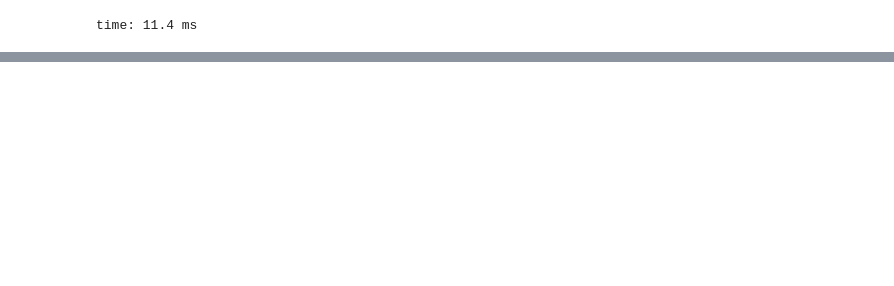
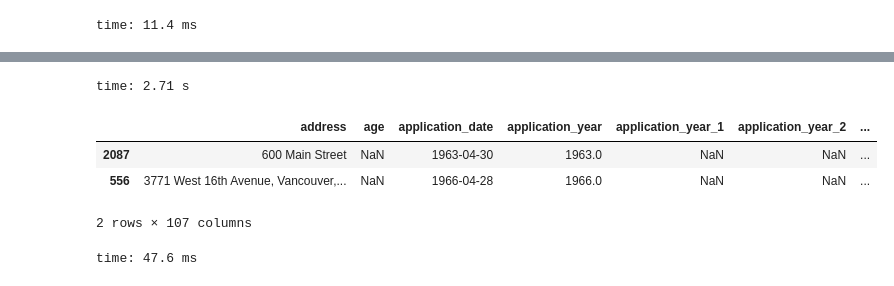
Before and after one commit to Lrraymond13/yellow_beret, a Jupyter notebook: Clean and Merge NIH Associates and Applicants.ipynb, the cells around one changed output, grey strips where cells are left out. Drawn from its saved outputs; the diff is of its cells as text; code cells hidden in the pictures; blank space fills up the shorter version.

```diff
--- a/Clean and Merge NIH Associates and Applicants.ipynb
+++ b/Clean and Merge NIH Associates and Applicants.ipynb
@@ -758,2 +820,15 @@ match9.loc[match9.original_medical_school.apply(lambda x: False if pd.isnull(x)
+# %%
+# add an international applicant flag
+# also drop anyone missing first, middle names and med school
+match9['is_foreign'] = 0
+match9.loc[:, 'is_foreign'] = match9.clean_medical_school.apply(is_foreign_med_school)
+# %% [output]
+time: 2.71 s
 # %%
-match9.loc[match9.original_medical_school == '', ['medical_school', 'dno_medical_school', 'original_medical_school']]
+match9.loc[match9.med_school=='McGill University', :]
+# %% [output]
+|  | address | age | application_date | application_year | application_year_1 | application_year_2 | ... |
+| 2087 | 600 Main Street | NaN | 1963-04-30 | 1963.0 | NaN | NaN | ... |
+| 556 | 3771 West 16th Avenue, Vancouver,... | NaN | 1966-04-28 | 1966.0 | NaN | NaN | ... |
+2 rows × 107 columns
+time: 47.6 ms
```
Also changed, not shown: parts of 85 cells of this notebook, 2 other files.
